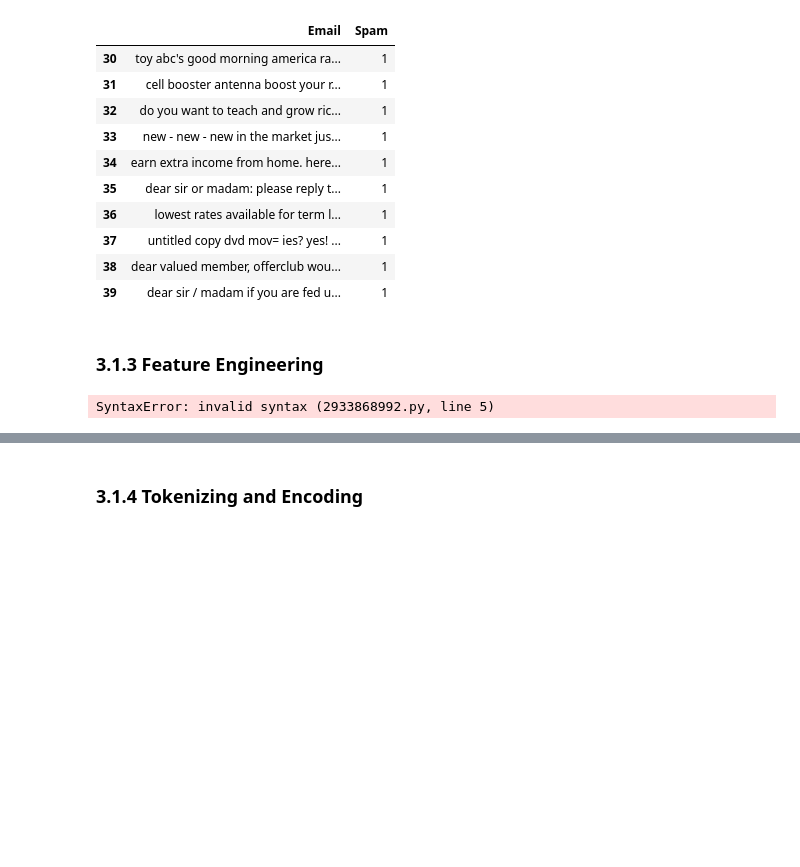
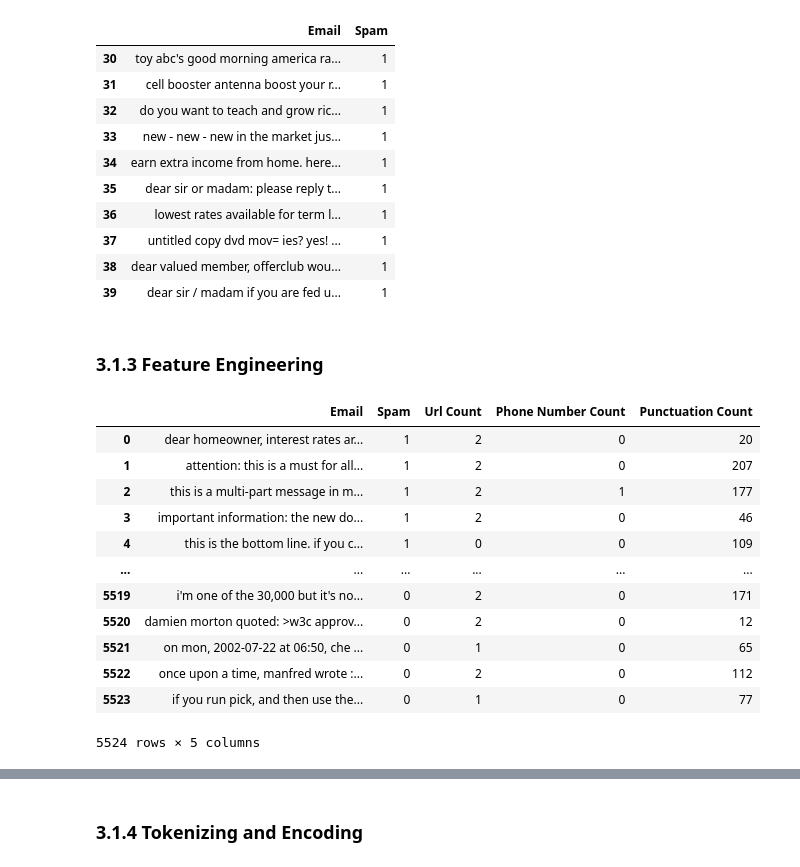
Before and after one commit to anisaftab/Spam_Email_Prediction_App, a Jupyter notebook: Honours_Project.ipynb, the cells around one changed output, grey strips where cells are left out. Saved outputs shown, nothing was run; the diff lists cells and outputs as text; code cells hidden in the pictures; blank space fills up the shorter version.

```diff
--- a/Honours_Project.ipynb
+++ b/Honours_Project.ipynb
@@ -82,10 +84,10 @@ def preprocess(text):
         r'\d{2,3}[-.\s]?'
         r'\d{3,4}'
     )
-    text = re.sub(phone_pattern, '<PHONE>', text)
+    text = re.sub(phone_pattern, 'PHONE', text)
 
     url_pattern = r'\b(?:http|ftp|https)://[^\s()<>]+(?:\([\w\d]+\)|([^[:punct:]\s]|/))'
-    text = re.sub(url_pattern, '<URL>', text)
+    text = re.sub(url_pattern, 'URL', text)
 
     return text
 # %% [markdown]
@@ -141,11 +143,3 @@ spam_df[30:40]
 | 39 | dear sir / madam if you are fed u... | 1 |
 # %% [markdown]
 ### 3.1.3 Feature Engineering
-# %%
-def extract_urls(text):
-
-    return text
-
-spam_df['Url Count'] = spamd_df[]
-# %% [output]
-SyntaxError: invalid syntax (2933868992.py, line 5)
@@ -151,0 +159,22 @@ SyntaxError: invalid syntax (2933868992.py, line 5)
+# %%
+spam_df['Url Count'] = spam_df['Email'].apply(get_url_count)
+
+spam_df['Phone Number Count'] = spam_df['Email'].apply(get_phone_count)
+
+spam_df['Punctuation Count'] = spam_df['Email'].apply(get_punctuation_count)
+
+spam_df
+# %% [output]
+|  | Email | Spam | Url Count | Phone Number Count | Punctuation Count |
+| 0 | dear homeowner, interest rates ar... | 1 | 2 | 0 | 20 |
+| 1 | attention: this is a must for all... | 1 | 2 | 0 | 207 |
+| 2 | this is a multi-part message in m... | 1 | 2 | 1 | 177 |
+| 3 | important information: the new do... | 1 | 2 | 0 | 46 |
+| 4 | this is the bottom line. if you c... | 1 | 0 | 0 | 109 |
+| ... | ... | ... | ... | ... | ... |
+| 5519 | i'm one of the 30,000 but it's no... | 0 | 2 | 0 | 171 |
+| 5520 | damien morton quoted: >w3c approv... | 0 | 2 | 0 | 12 |
+| 5521 | on mon, 2002-07-22 at 06:50, che ... | 0 | 1 | 0 | 65 |
+| 5522 | once upon a time, manfred wrote :... | 0 | 2 | 0 | 112 |
+| 5523 | if you run pick, and then use the... | 0 | 1 | 0 | 77 |
+5524 rows × 5 columns
```
Also changed, not shown: parts of 13 cells of this notebook.
